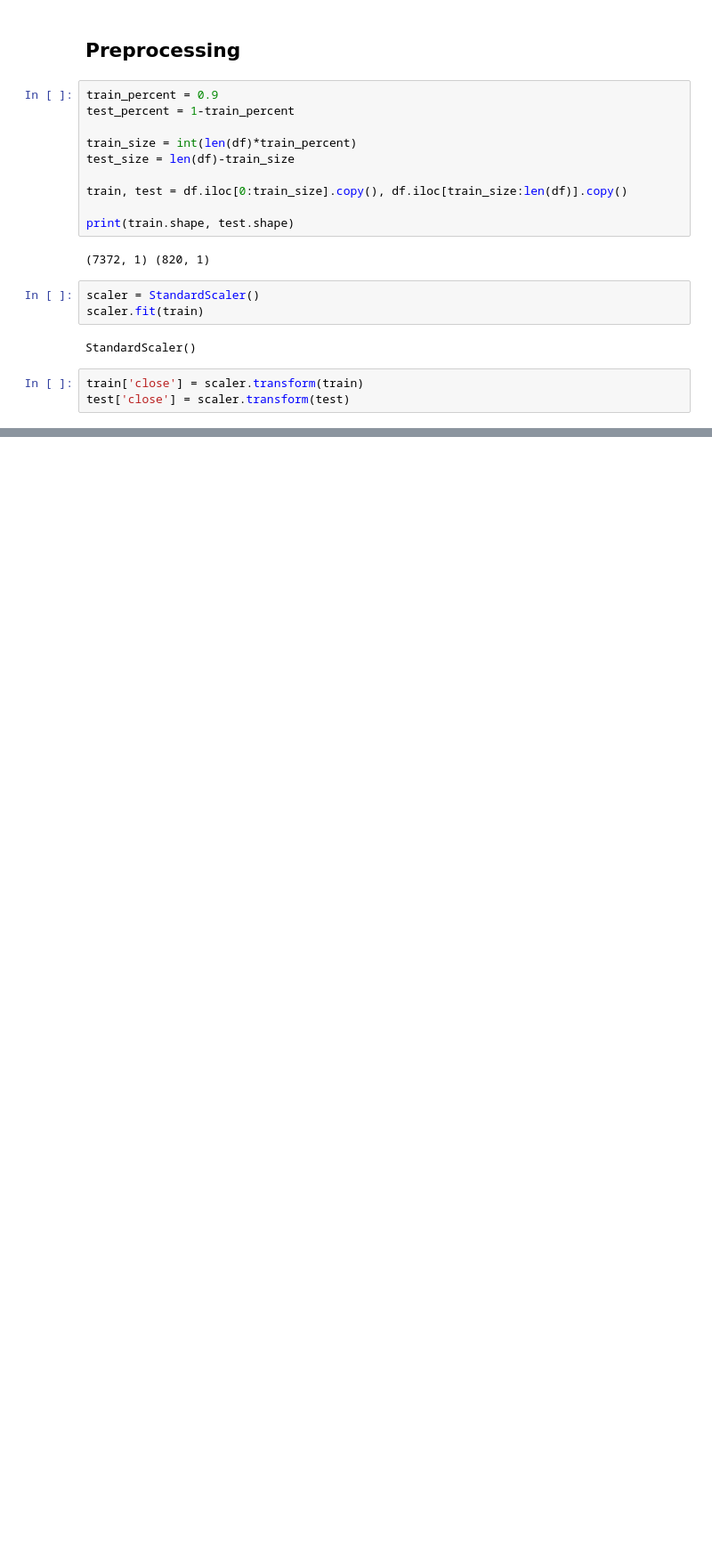
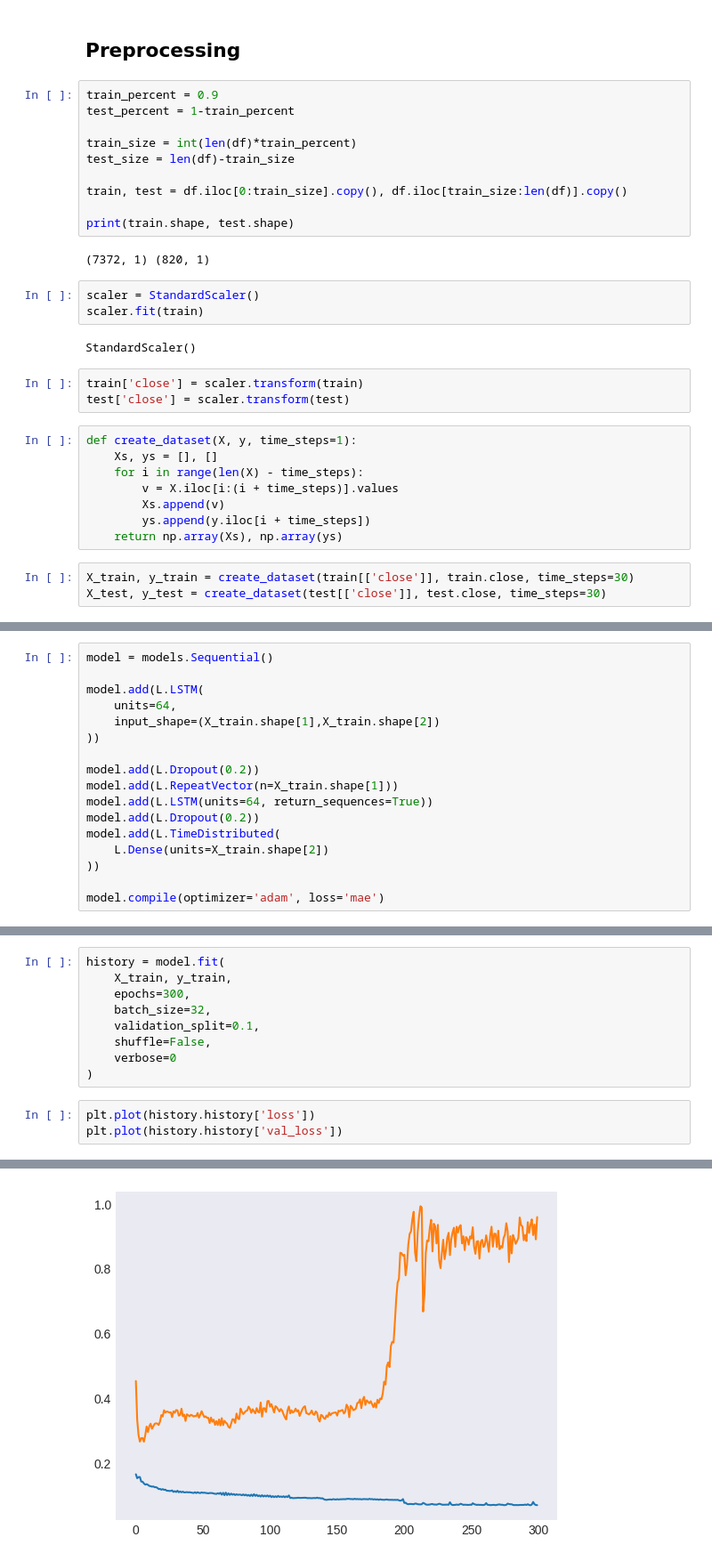
Before and after one commit to adeassisvieira/anomaly-techs, a Jupyter notebook: notebook/time_series.ipynb, the cells around one changed output, grey strips where cells are left out. Shown at 89% size. Drawn from its saved outputs; the diff is of its cells as text; blank space fills up the shorter version.

Commit message:
lstm autoencoder try

```diff
--- a/notebook/time_series.ipynb
+++ b/notebook/time_series.ipynb
@@ -64,3 +65,14 @@ StandardScaler()
 # %%
 train['close'] = scaler.transform(train)
 test['close'] = scaler.transform(test)
+# %%
+def create_dataset(X, y, time_steps=1):
+    Xs, ys = [], []
+    for i in range(len(X) - time_steps):
+        v = X.iloc[i:(i + time_steps)].values
+        Xs.append(v)
+        ys.append(y.iloc[i + time_steps])
+    return np.array(Xs), np.array(ys)
+# %%
+X_train, y_train = create_dataset(train[['close']], train.close, time_steps=30)
+X_test, y_test = create_dataset(test[['close']], test.close, time_steps=30)
@@ -66,0 +87,17 @@ test['close'] = scaler.transform(test)
+# %%
+model = models.Sequential()
+
+model.add(L.LSTM(
+    units=64,
+    input_shape=(X_train.shape[1],X_train.shape[2])
+))
+
+model.add(L.Dropout(0.2))
+model.add(L.RepeatVector(n=X_train.shape[1]))
+model.add(L.LSTM(units=64, return_sequences=True))
+model.add(L.Dropout(0.2))
+model.add(L.TimeDistributed(
+    L.Dense(units=X_train.shape[2])
+))
+
+model.compile(optimizer='adam', loss='mae')
@@ -66,0 +124,13 @@ test['close'] = scaler.transform(test)
+# %%
+history = model.fit(
+    X_train, y_train,
+    epochs=300,
+    batch_size=32,
+    validation_split=0.1,
+    shuffle=False,
+    verbose=0
+)
+# %%
+plt.plot(history.history['loss'])
+plt.plot(history.history['val_loss'])
+# %% [output]
@@ -66,0 +138 @@ test['close'] = scaler.transform(test)
+[figure, added]
```
Also changed, not shown: parts of 7 cells of this notebook, 1 other file.
